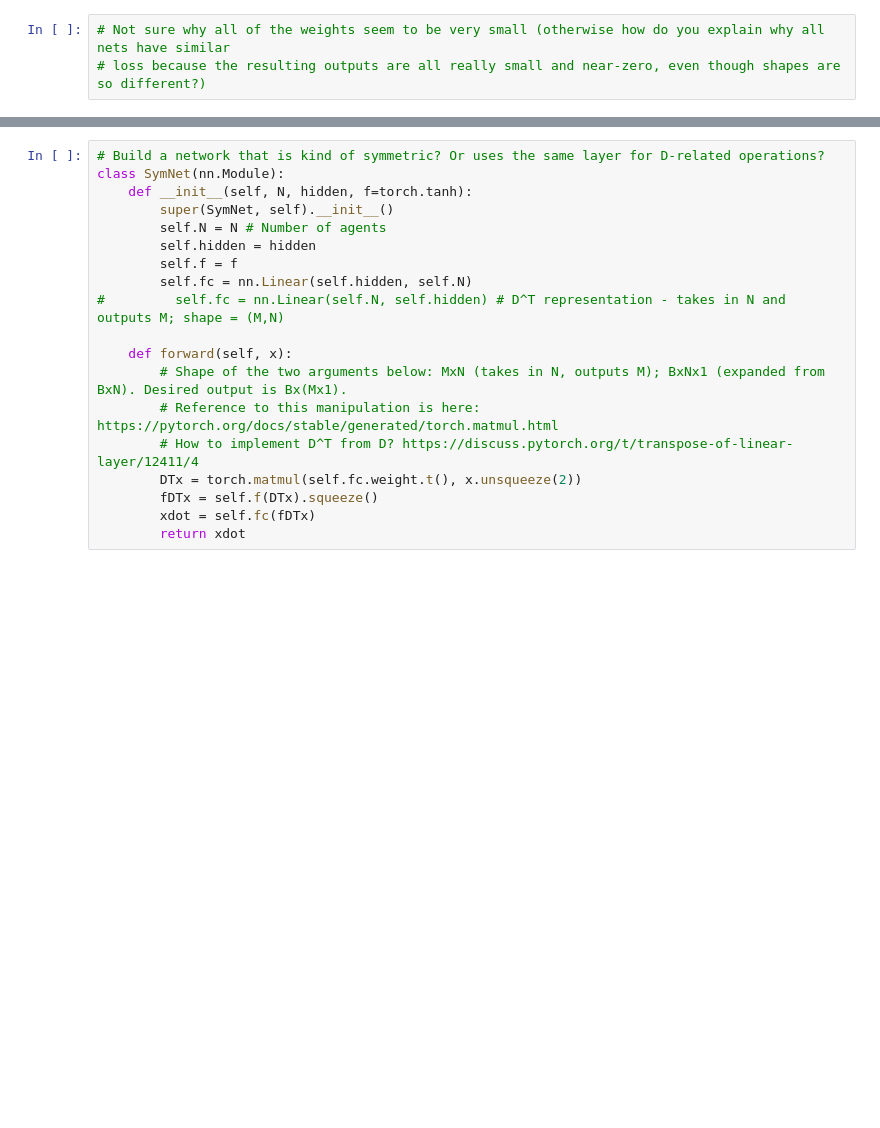
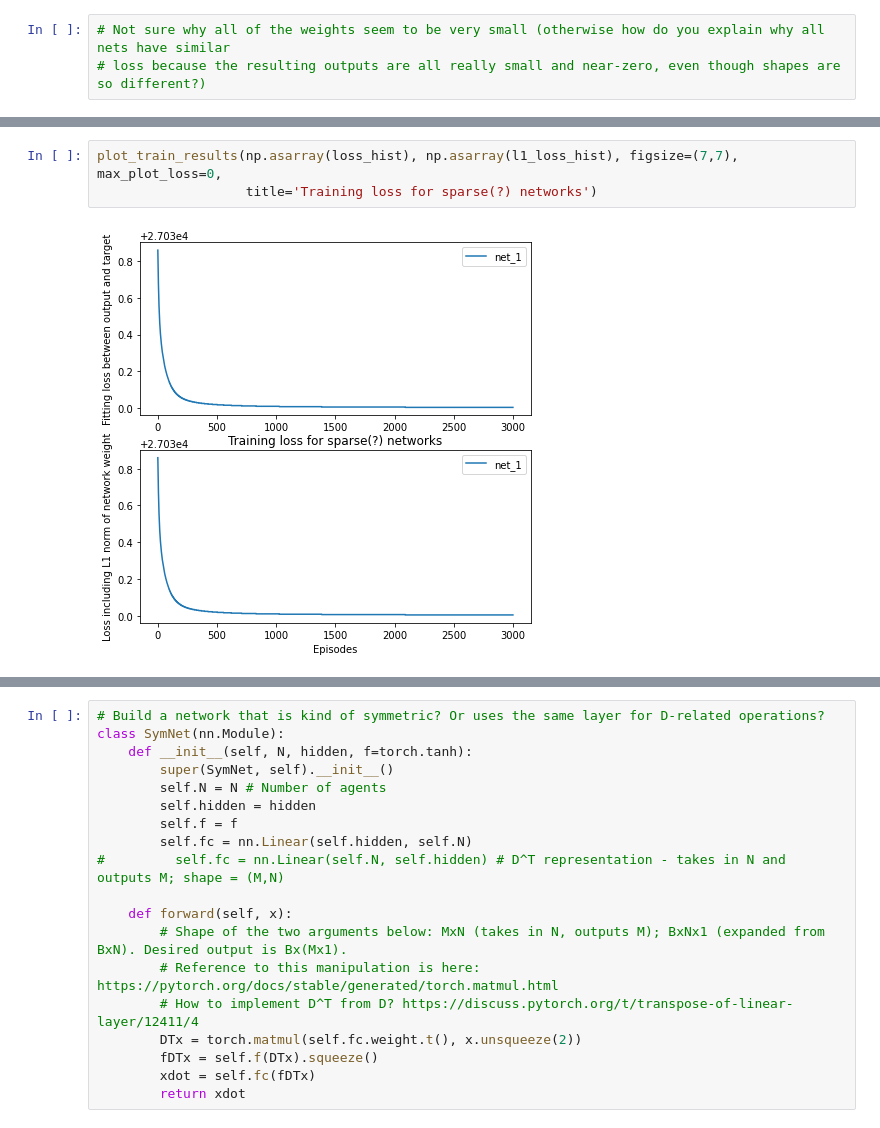
Before and after one commit to zhzhang2018/NN_MARL_experiments, a Jupyter notebook: utils/sync_learn.ipynb, the cells around one changed output, grey strips where cells are left out. Drawn from its saved outputs; the diff is of its cells as text; blank space fills up the shorter version.

```diff
--- a/utils/sync_learn.ipynb
+++ b/utils/sync_learn.ipynb
@@ -512,0 +568,5 @@ print(sorted(w))
+# %%
+plot_train_results(np.asarray(loss_hist), np.asarray(l1_loss_hist), figsize=(7,7), max_plot_loss=0,
+                   title='Training loss for sparse(?) networks')
+# %% [output]
+[figure, added]
```
Also changed, not shown: parts of 8 cells of this notebook, 6 other files.
